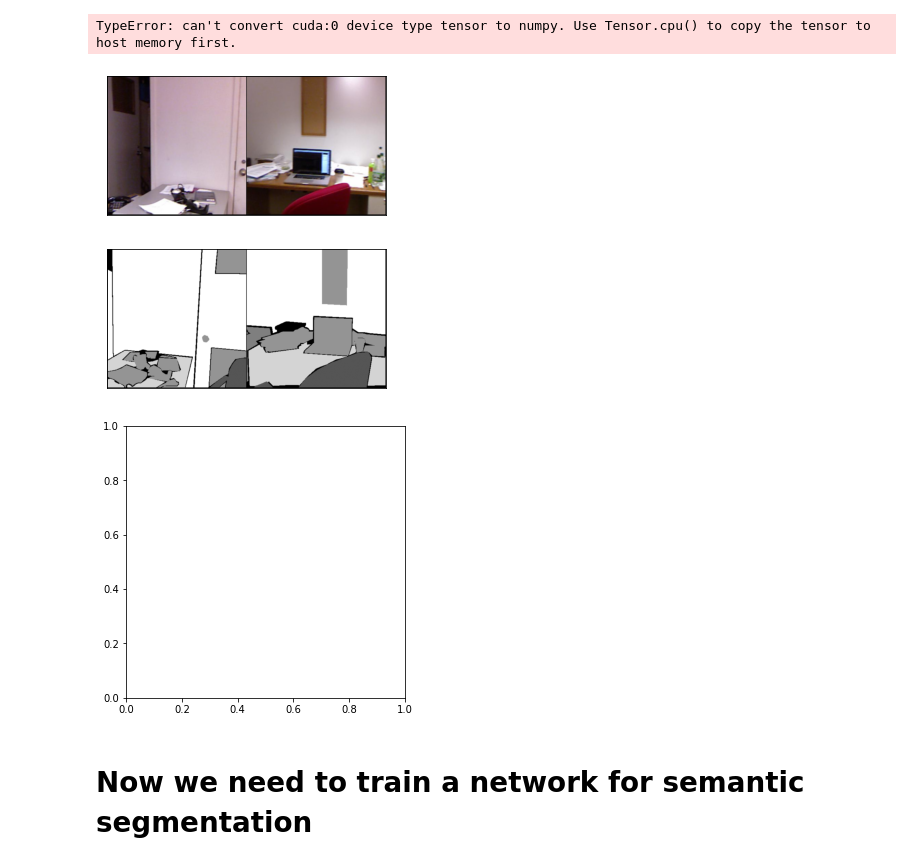
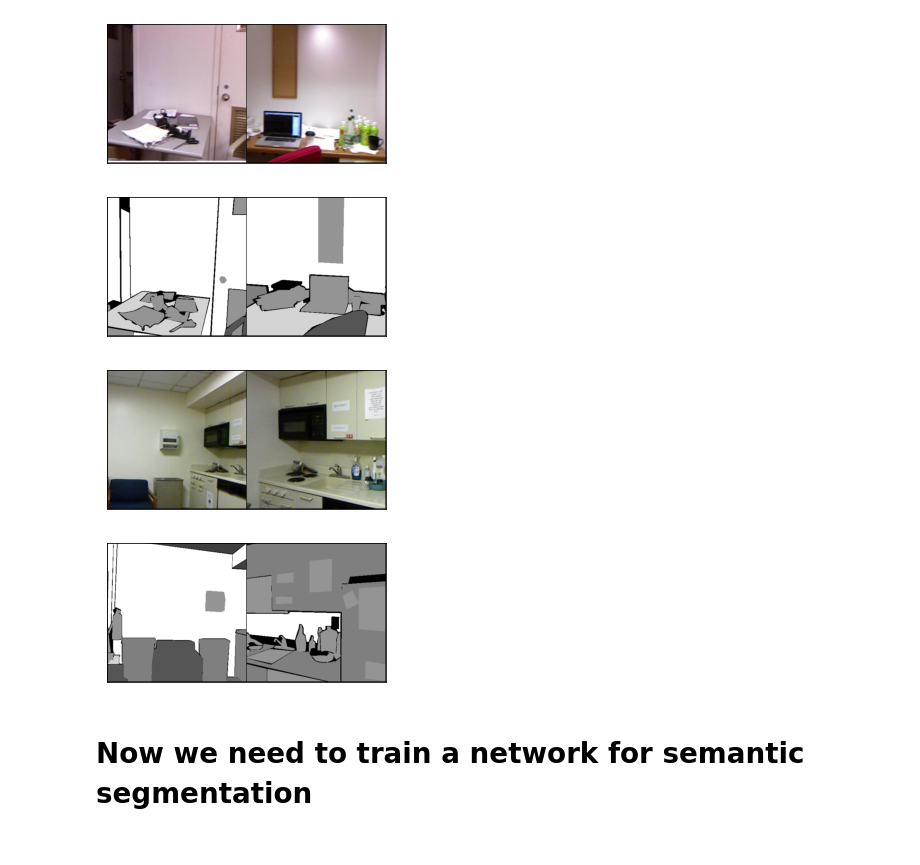
Before and after one commit to fvolcic/442_final, a Jupyter notebook: DataLoader_final.ipynb, the cells around one changed output. Cells and saved outputs as stored; diff of their text form; code cells hidden in the pictures.

```diff
--- a/DataLoader_final.ipynb
+++ b/DataLoader_final.ipynb
@@ -109,21 +109,24 @@ class NYUv2(Dataset):
             random.seed(seed)
             img = Image.open(os.path.join(folder("rgb"), self._files[index]))
             img = self.rgb_transform(img)
+            img = (img - torch.min(img)) / (torch.max(img) - torch.min(img))
             imgs.append(img)
 
         if self.seg_transform is not None:
             random.seed(seed)
             img = Image.open(os.path.join(folder("seg13"), self._files[index]))
             img = self.seg_transform(img)
-            if isinstance(img, torch.Tensor):
-                # ToTensor scales to [0, 1] by default
-                img = (img * 255).long()
+            # if isinstance(img, torch.Tensor):
+            #     # ToTensor scales to [0, 1] by default
+            #     img = (img * 255).long()
+            img = (img - torch.min(img)) / (torch.max(img) - torch.min(img))
             imgs.append(img)
 
         if self.sn_transform is not None:
             random.seed(seed)
             img = Image.open(os.path.join(folder("sn"), self._files[index]))
             img = self.sn_transform(img)
+            img = (img - torch.min(img)) / (torch.max(img) - torch.min(img))
             imgs.append(img)
 
         if self.depth_transform is not None:
@@ -133,12 +136,14 @@ class NYUv2(Dataset):
             if isinstance(img, torch.Tensor):
                 # depth png is uint16
                 img = img.float() / 1e4
+            img = (img - torch.min(img)) / (torch.max(img) - torch.min(img))
             imgs.append(img)
 
         resize = transforms.Resize(512)
         transform = transforms.Compose([resize])
         for i, img in enumerate(imgs):
             imgs[i] = transform(imgs[i])
+
 
         return imgs
 
@@ -356,38 +361,38 @@ import matplotlib as mpl
 import matplotlib.pyplot as plt
 
 def imshow(inp, title=None, ax=None, figsize=(10, 10)):
   """Imshow for Tensor."""
-  inp = inp.numpy().transpose((1, 2, 0))
+  inp = inp.cpu().numpy().transpose((1, 2, 0))
   inp = (inp - np.min(inp)) / (np.max(inp) - np.min(inp))
   if ax is None:
     fig, ax = plt.subplots(1, figsize=figsize)
   ax.imshow(inp, cmap="hsv")
   ax.set_xticks([])
   ax.set_yticks([])
   if title is not None:
     ax.set_title(title)
 
 # Get a batch of training data
 train_in, test_in = next(iter(train_dl)), next(iter(test_dl))
 
 fixed_x = test_in[0].to(device=device)
 fixed_y = test_in[1].to(device=device)
 
 # Make a grid from batch
 for i in [0, 1]:
   out = torchvision.utils.make_grid(train_in[i][:2], nrow=4)
   fig, ax = plt.subplots(1, figsize=(5, 5))
   imshow(out, ax=ax)
 
 for d in [fixed_x, fixed_y]:
    out = torchvision.utils.make_grid(d[:2], nrow=4)
    fig, ax = plt.subplots(1, figsize=(5, 5))
    imshow(out, ax=ax)
 # %% [output]
-TypeError: can't convert cuda:0 device type tensor to numpy. Use Tensor.cpu() to copy the tensor to host memory first.
-[figure, old version]
+[figure, new version]
-[figure, old version]
+[figure, new version]
-[figure, old version]
+[figure, new version]
+[figure, added]
 # %% [markdown]
 # Now we need to train a network for semantic segmentation
 # %%
```
Also changed, not shown: parts of 7 cells of this notebook.
